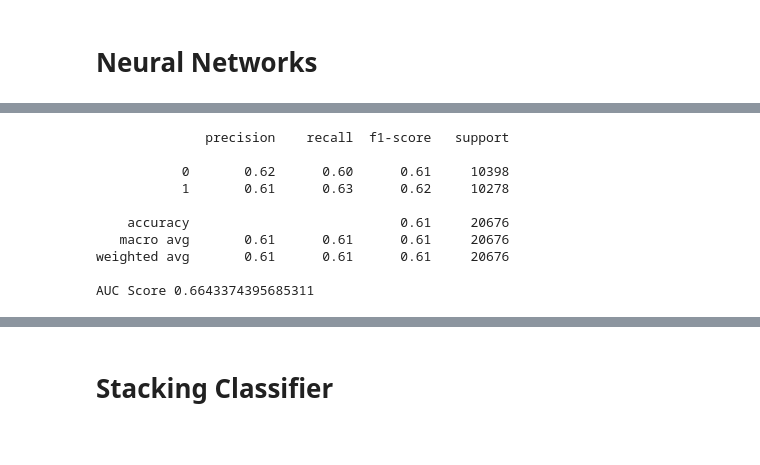
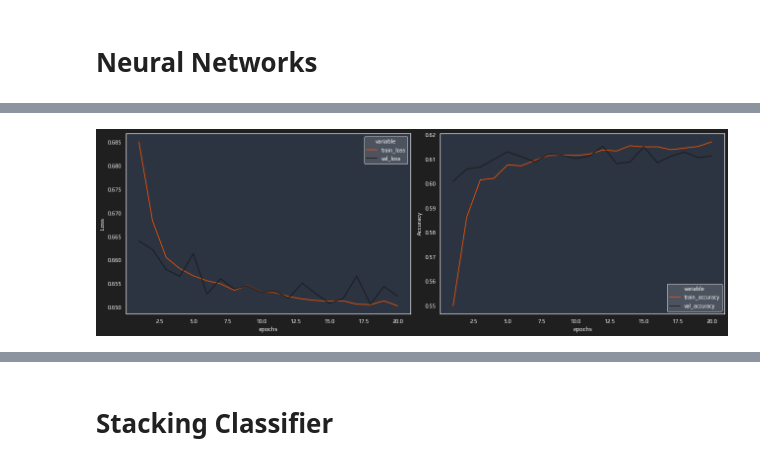
Before and after one commit to henriquebferreira/faceit-predictor-ML, a Jupyter notebook: notebooks/05_model_selection.ipynb, the cells around one changed output, grey strips where cells are left out. Saved outputs shown, nothing was run; the diff lists cells and outputs as text; code cells hidden in the pictures.

```diff
--- a/notebooks/05_model_selection.ipynb
+++ b/notebooks/05_model_selection.ipynb
@@ -668,15 +491,16 @@ nn = Sequential()
+# %%
+# Initializing Neural Network
+nn = keras.Sequential()
 # %%
-# Adding the input layer
-nn.add(Dense(units=64, activation="relu", input_dim=len(X_train.columns)))
+# Adding input layer
+nn.add(layers.Dense(32, input_shape=(len(X_train.columns),), activation="relu"))
 
-# Adding the hidden layers
-nn.add(Dropout(0.5))
-nn.add(Dense(units=128, activation="relu"))
-nn.add(Dropout(0.5))
-nn.add(Dense(units=128, activation="relu"))
-nn.add(Dropout(0.5))
-nn.add(Dense(units=64, activation="relu"))
+# Adding hidden layers
+nn.add(layers.Dropout(rate=0.5))
+nn.add(layers.Dense(16, activation="relu"))
+nn.add(layers.Dropout(rate=0.5))
+nn.add(layers.Dense(8, activation="relu"))
 
-# Adding the output layer
-nn.add(Dense(units=1, activation="sigmoid"))
+# Adding output layer
+nn.add(Dense(1, activation='sigmoid'))
 # %%
@@ -684,4 +509,4 @@ nn.compile(optimizer="adam", loss="binary_crossentropy", metrics=["accuracy"])
 # %%
-nn.fit(X_train, y_train, batch_size=64, epochs=20, verbose=1)
+history = nn.fit(X_train, y_train, epochs=20, batch_size=32, validation_split=0.15, verbose=1)
 # %% [output]
 Epoch 1/20
@@ -705,17 +529,4 @@ Epoch 20/20
-# %%
-y_pred = nn.predict(X_test)
-y_pred = y_pred > 0.5
-print(classification_report(y_test, y_pred))
-auc_score = roc_auc_score(y_test, nn.predict(X_test).ravel())
-print("AUC Score", auc_score)
-# %% [output]
-              precision    recall  f1-score   support
-
-           0       0.62      0.60      0.61     10398
-           1       0.61      0.63      0.62     10278
-
-    accuracy                           0.61     20676
-   macro avg       0.61      0.61      0.61     20676
-weighted avg       0.61      0.61      0.61     20676
-
-AUC Score 0.6643374395685311
+# %%
+nn_compare_train_val(history)
+# %% [output]
+[figure, added]
```
Also changed, not shown: parts of 74 cells of this notebook, 6 other files.
